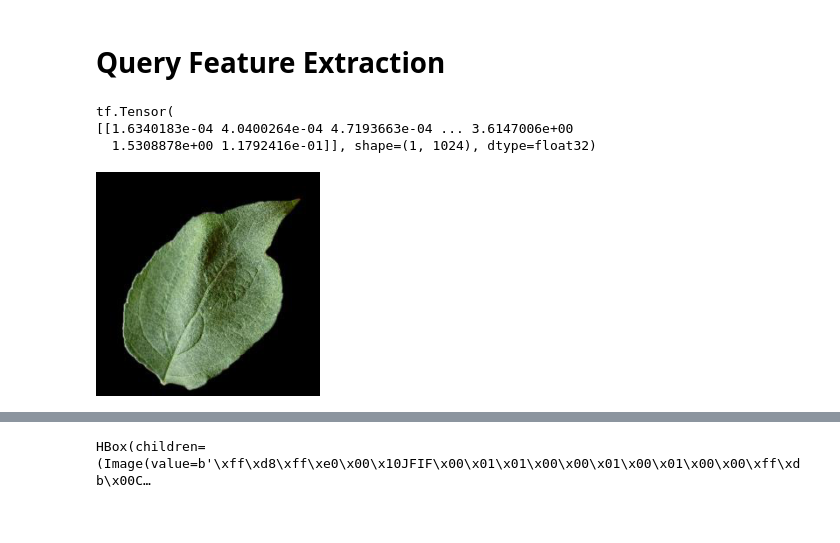
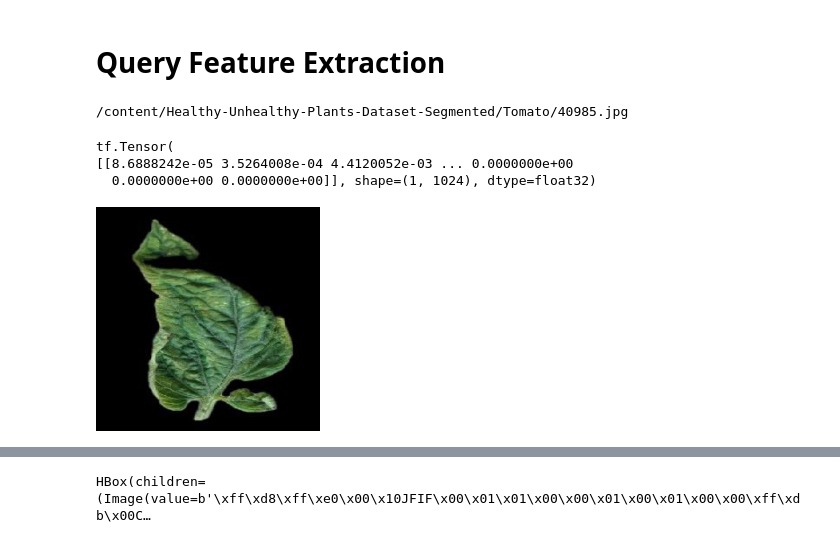
Before and after one commit to EdoardoMorucci/Plant-Leaves-Search-Engine---MIRCV, a Jupyter notebook: retrieval_system.ipynb, the cells around one changed output, grey strips where cells are left out. Saved outputs shown, nothing was run; the diff lists cells and outputs as text; code cells hidden in the pictures.

```diff
--- a/retrieval_system.ipynb
+++ b/retrieval_system.ipynb
@@ -75,4 +67,5 @@ Downloading healthy-unhealthy-plants-dataset-segmented.zip to /content
 # %%
-dataframe = pd.read_csv("/content/gdrive/Shareddrives/MIRCV-PlantLeavesSearchEngine/total_dataframe.csv")
+dataframe = pd.read_csv("/content/gdrive/Shareddrives/MIRCV-PlantLeavesSearchEngine/dataframe1.csv")
+dataframe = dataframe.drop('Unnamed: 0', 1)
 dataframe
 # %% [output]
@@ -164,11 +164,16 @@ Downloading data from https://storage.googleapis.com/tensorflow/keras-applicatio
 # %% [markdown]
 ## Finetuned Model
 # %%
-model = keras.models.load_model('/content/gdrive/Shareddrives/MIRCV-PlantLeavesSearchEngine/model_fine_tuned')
-
-model_ft = keras.models.Model(inputs=model.input, outputs=model.get_layer('gap').output)
+model_ft = keras.models.load_model('/content/gdrive/Shareddrives/MIRCV-PlantLeavesSearchEngine/model_fine_tuned_vecchio')
+finetuned_model = keras.models.Model(inputs=model_ft.input, outputs=model_ft.get_layer('gap').output)
 # %% [markdown]
 # Query Feature Extraction
+# %%
+query_index = 63340
+QUERY_PATH = dataframe.Path.iloc[query_index]
+print(QUERY_PATH)
+# %% [output]
+/content/Healthy-Unhealthy-Plants-Dataset-Segmented/Tomato/40985.jpg
 # %%
 def extract_features(query_path, model):
   image_width = 224
@@ -180,15 +185,15 @@ def extract_features(query_path, model):
   query_features = model(query_image_np)
   return query_features
 # %%
-query_features = extract_features(QUERY_PATH, model)
+query_features = extract_features(QUERY_PATH, finetuned_model)
 print(query_features)
 
 query_image_pil = tf.keras.utils.load_img(QUERY_PATH, target_size=(224,224), interpolation='bilinear')
 query_image_pil
 # %% [output]
 tf.Tensor(
-[[1.6340183e-04 4.0400264e-04 4.7193663e-04 ... 3.6147006e+00
-  1.5308878e+00 1.1792416e-01]], shape=(1, 1024), dtype=float32)
+[[8.6888242e-05 3.5264008e-04 4.4120052e-03 ... 0.0000000e+00
+  0.0000000e+00 0.0000000e+00]], shape=(1, 1024), dtype=float32)
-[figure, old version]
+[figure, new version]
 # %%
 k = 10
```
Also changed, not shown: parts of 16 cells of this notebook.
